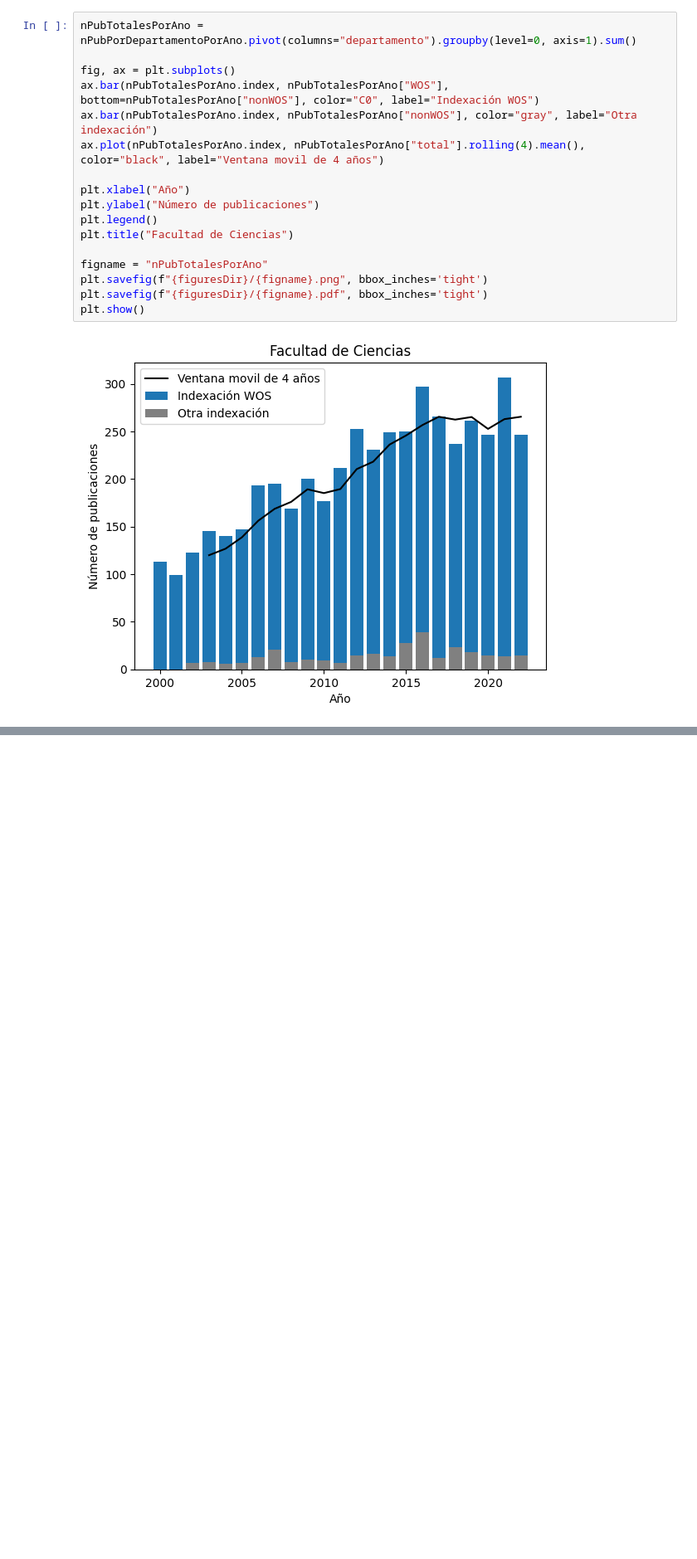
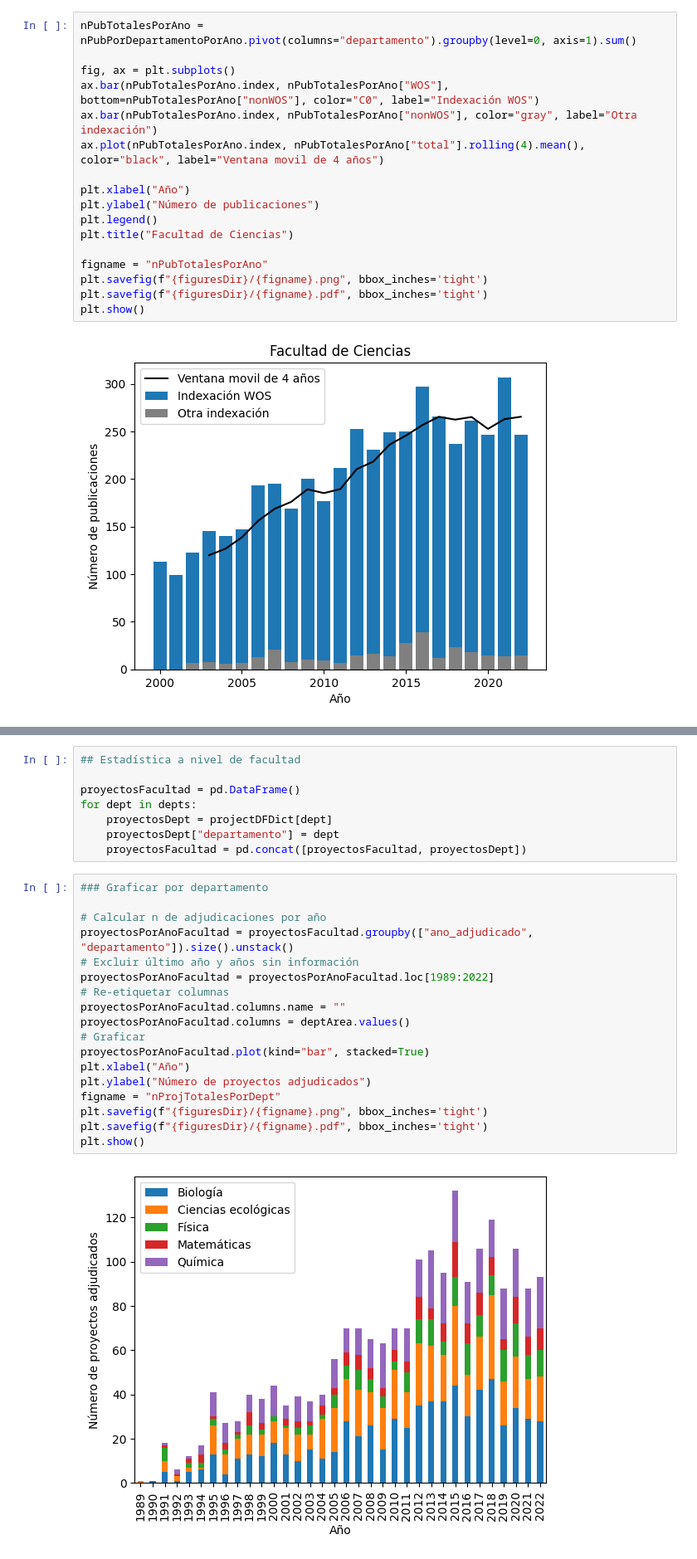
Before and after one commit to dmunozg/analisisPublicacionesFCiencias, a Jupyter notebook: analysis.ipynb, the cells around one changed output, grey strips where cells are left out. Shown at 83% size. Cells and saved outputs as stored; diff of their text form; blank space fills up the shorter version.

```diff
--- a/analysis.ipynb
+++ b/analysis.ipynb
@@ -227,0 +295,28 @@ plt.show()
+# %%
+## Estadística a nivel de facultad
+
+proyectosFacultad = pd.DataFrame()
+for dept in depts:
+    proyectosDept = projectDFDict[dept]
+    proyectosDept["departamento"] = dept
+    proyectosFacultad = pd.concat([proyectosFacultad, proyectosDept])
+# %%
+### Graficar por departamento
+
+# Calcular n de adjudicaciones por año
+proyectosPorAnoFacultad = proyectosFacultad.groupby(["ano_adjudicado", "departamento"]).size().unstack()
+# Excluir último año y años sin información
+proyectosPorAnoFacultad = proyectosPorAnoFacultad.loc[1989:2022]
+# Re-etiquetar columnas
+proyectosPorAnoFacultad.columns.name = ""
+proyectosPorAnoFacultad.columns = deptArea.values()
+# Graficar
+proyectosPorAnoFacultad.plot(kind="bar", stacked=True)
+plt.xlabel("Año")
+plt.ylabel("Número de proyectos adjudicados")
+figname = "nProjTotalesPorDept"
+plt.savefig(f"{figuresDir}/{figname}.png", bbox_inches='tight')
+plt.savefig(f"{figuresDir}/{figname}.pdf", bbox_inches='tight')
+plt.show()
+# %% [output]
+[figure, added]
```
Also changed, not shown: parts of 6 cells of this notebook.
